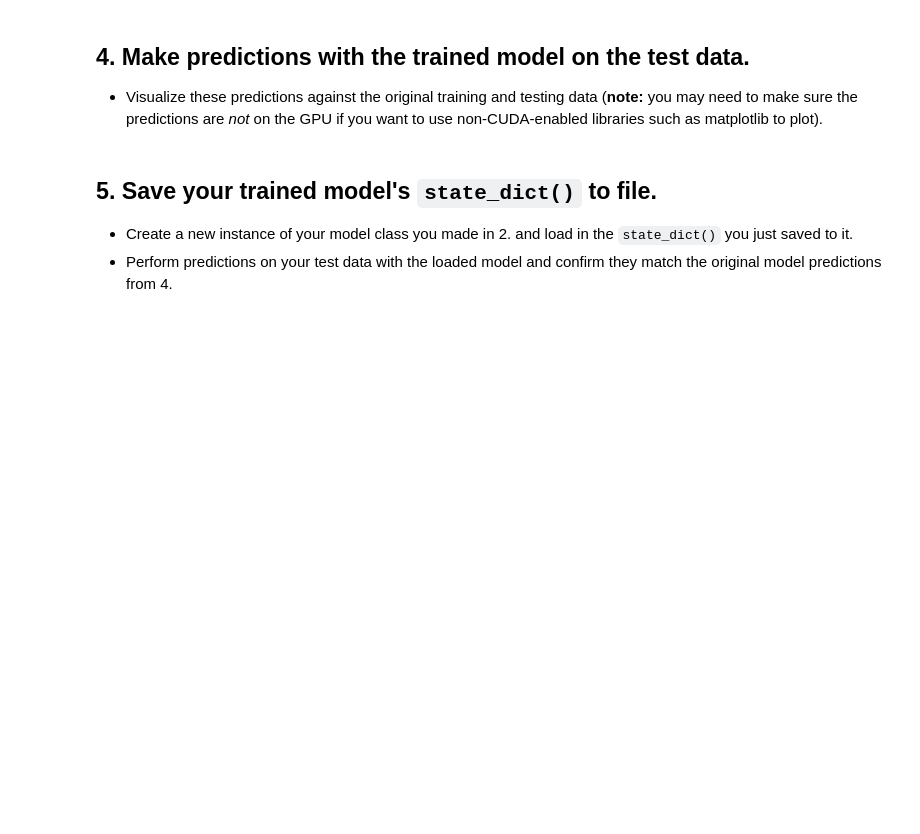
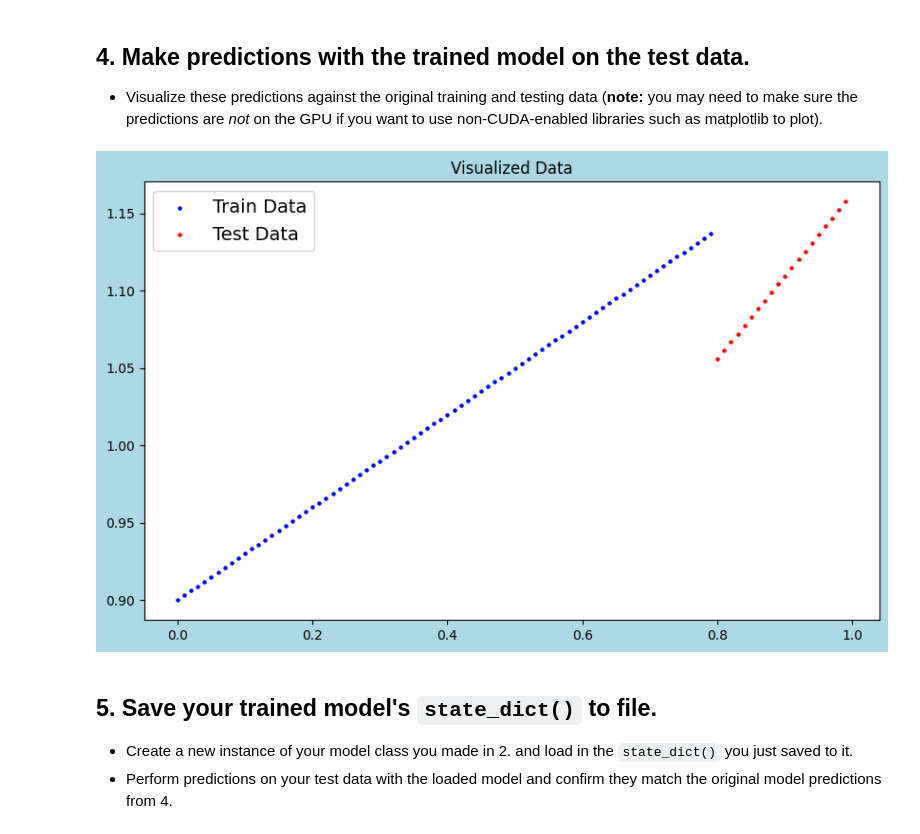
Before and after one commit to Namakando-ApertureScience/Torch-training, a Jupyter notebook: 01_pytorch_workflow_exercises.ipynb, the cells around one changed output. Cells and saved outputs as stored; diff of their text form; code cells hidden in the pictures; blank space fills up the shorter version.

```diff
--- a/01_pytorch_workflow_exercises.ipynb
+++ b/01_pytorch_workflow_exercises.ipynb
@@ -87,2 +97,6 @@ plot(X_train, y_train, X_test, y_test)
 # %%
 # Instantiate the model and put it to the target device
+RANDOM_SEED = 42
+torch.manual_seed(RANDOM_SEED)
+ModelV0 = LinearModel().to(device)
+ModelV0
@@ -93,45 +109,51 @@ plot(X_train, y_train, X_test, y_test)
   * The training loop should test the model on the test dataset every 20 epochs.
 # %%
 # Create the loss function and optimizer
+loss_function = nn.L1Loss()
+optimizer = torch.optim.SGD(ModelV0.parameters(), lr=0.05)
 # %%
 # Training loop
 
-
 # Train model for 300 epochs
-
+epochs = 10
 
 # Send data to target device
-
+X_train, y_train = X_train.to(device), y_train.to(device)
+X_test, y_test = X_test.to(device), y_test.to(device)
 
 for epoch in range(epochs):
   ### Training
 
   # Put model in train mode
-
+  ModelV0.train()
 
   # 1. Forward pass
-
+  pred_train = ModelV0(X_train)
 
   # 2. Calculate loss
-
+  loss = loss_function(pred_train, y_train)
 
   # 3. Zero gradients
-
+  optimizer.zero_grad()
 
   # 4. Backpropagation
-
+  loss.backward()
 
   # 5. Step the optimizer
-
+  optimizer.step()
 
   ### Perform testing every 20 epochs
   if epoch % 20 == 0:
 
     # Put model in evaluation mode and setup inference context
+    ModelV0.eval()
+    with torch.inference_mode():
 
       # 1. Forward pass
+      pred_test = ModelV0(X_test)
 
       # 2. Calculate test loss
+      loss_test = loss_function(pred_test, y_test)
 
       # Print out what's happening
-      print(f"Epoch: {epoch} | Train loss: {loss:.3f} | Test loss: {test_loss:.3f}")
+      print(f"Epoch: {epoch} | Train loss: {loss:.3f} | Test loss: {loss_test:.3f}")
@@ -140,8 +164,14 @@ for epoch in range(epochs):
   * Visualize these predictions against the original training and testing data (**note:** you may need to make sure the predictions are *not* on the GPU if you want to use non-CUDA-enabled libraries such as matplotlib to plot).
 # %%
 # Make predictions with the model
+ModelV0.eval()
+with torch.inference_mode():
+  pred = ModelV0(X_test)
 # %%
 # Plot the predictions (these may need to be on a specific device)
+plot(X_train, y_train, X_test, pred)
+# %% [output]
+[figure, added]
 # %% [markdown]
 ## 5. Save your trained model's `state_dict()` to file.
   * Create a new instance of your model class you made in 2. and load in the `state_dict()` you just saved to it.
```
Also changed, not shown: parts of 5 cells of this notebook.
